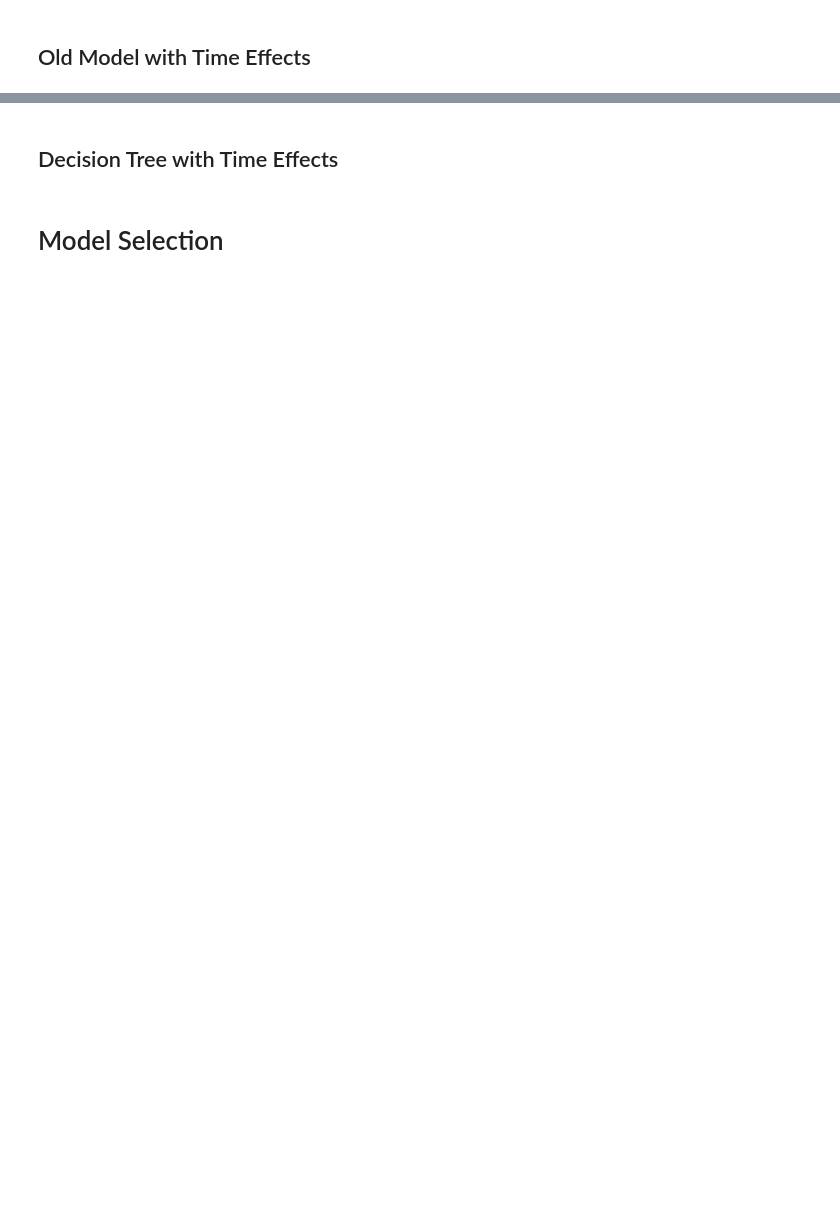
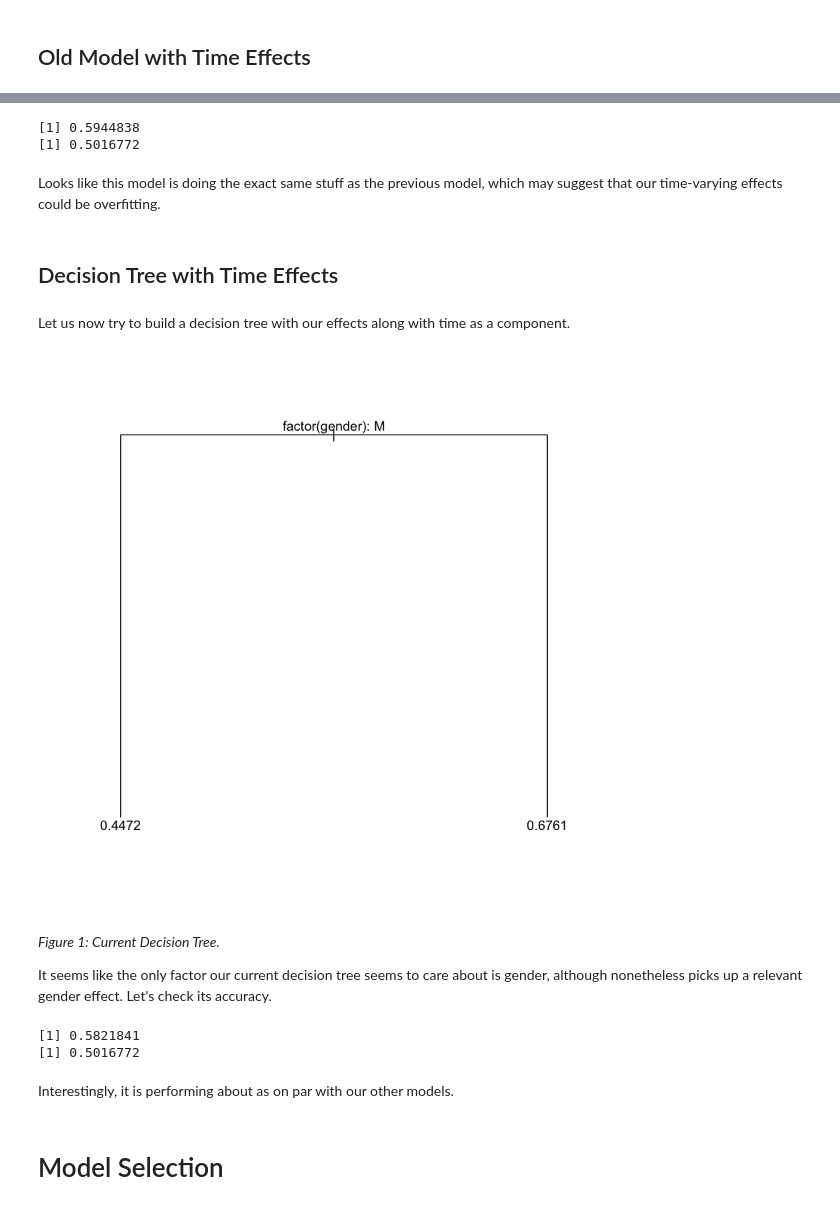
Before and after one commit to PLBMR/mentalHealthDataAnalysis, a Jupyter notebook: osmiMentalHealthInTech/analysis/timeAnalysis/modelSelection.ipynb, the cells around one changed output, grey strips where cells are left out. Saved outputs shown, nothing was run; the diff lists cells and outputs as text; code cells hidden in the pictures; blank space fills up the shorter version.

```diff
--- a/osmiMentalHealthInTech/analysis/timeAnalysis/modelSelection.ipynb
+++ b/osmiMentalHealthInTech/analysis/timeAnalysis/modelSelection.ipynb
@@ -27,0 +123,6 @@ sigLev = 3
+# %%
+timeEffectMod.logr = glm(diagnosedWithMHD ~ age*factor(year) +
+                            factor(gender)*factor(year) +
+                            factor(isUSA)*factor(year) + age:factor(gender),
+                            data = timeDepFrame,family = "binomial")
+summary(timeEffectMod.logr)
@@ -28,4 +147,56 @@ sigLev = 3
+# %%
+#check accuracy
+predictions = predict(timeEffectMod.logr,type = "response")
+#make decision
+decRule = 0.5
+timeDepFrame$predictions = ifelse(predictions > decRule,1,0)
+#num correct
+numCorrect = dim(timeDepFrame[which(timeDepFrame$diagnosedWithMHD
+                                == timeDepFrame$predictions),])[1]
+propCorrect = numCorrect / dim(timeDepFrame)[1]
+print(propCorrect)
+#get proportion diagnosed
+propDiagnosed = sum(timeDepFrame$diagnosedWithMHD) / dim(timeDepFrame)[1]
+print(propDiagnosed)
+# %% [output]
+[1] 0.5944838
+[1] 0.5016772
+# %% [markdown]
+Looks like this model is doing the exact same stuff as the previous model, which may suggest that our time-varying effects could be overfitting.
 # %% [markdown]
 ## Decision Tree with Time Effects
+# %% [markdown]
+Let us now try to build a decision tree with our effects along with time as a component.
+# %%
+timeMod.tree = tree(diagnosedWithMHD ~ age + factor(gender) + factor(isUSA)
+                                       + factor(year),data = timeDepFrame)
+# %%
+plot(timeMod.tree)
+text(timeMod.tree,pretty = TRUE)
+# %% [output]
+[figure, added]
+# %% [markdown]
+_Figure 1: Current Decision Tree._
+
+It seems like the only factor our current decision tree seems to care about is gender, although nonetheless picks up a relevant gender effect. Let's check its accuracy.
+# %%
+#check accuracy
+predictions = predict(timeMod.tree)
+#make decision
+decRule = 0.5
+timeDepFrame$predictions = ifelse(predictions > decRule,1,0)
+#num correct
+numCorrect = dim(timeDepFrame[which(timeDepFrame$diagnosedWithMHD
+                                == timeDepFrame$predictions),])[1]
+propCorrect = numCorrect / dim(timeDepFrame)[1]
+print(propCorrect)
+#get proportion diagnosed
+propDiagnosed = sum(timeDepFrame$diagnosedWithMHD) / dim(timeDepFrame)[1]
+print(propDiagnosed)
+# %% [output]
+[1] 0.5821841
+[1] 0.5016772
+# %% [markdown]
+Interestingly, it is performing about as on par with our other models.
 # %% [markdown]
 # Model Selection
```
Also changed, not shown: parts of 19 cells of this notebook, 9 other files.
